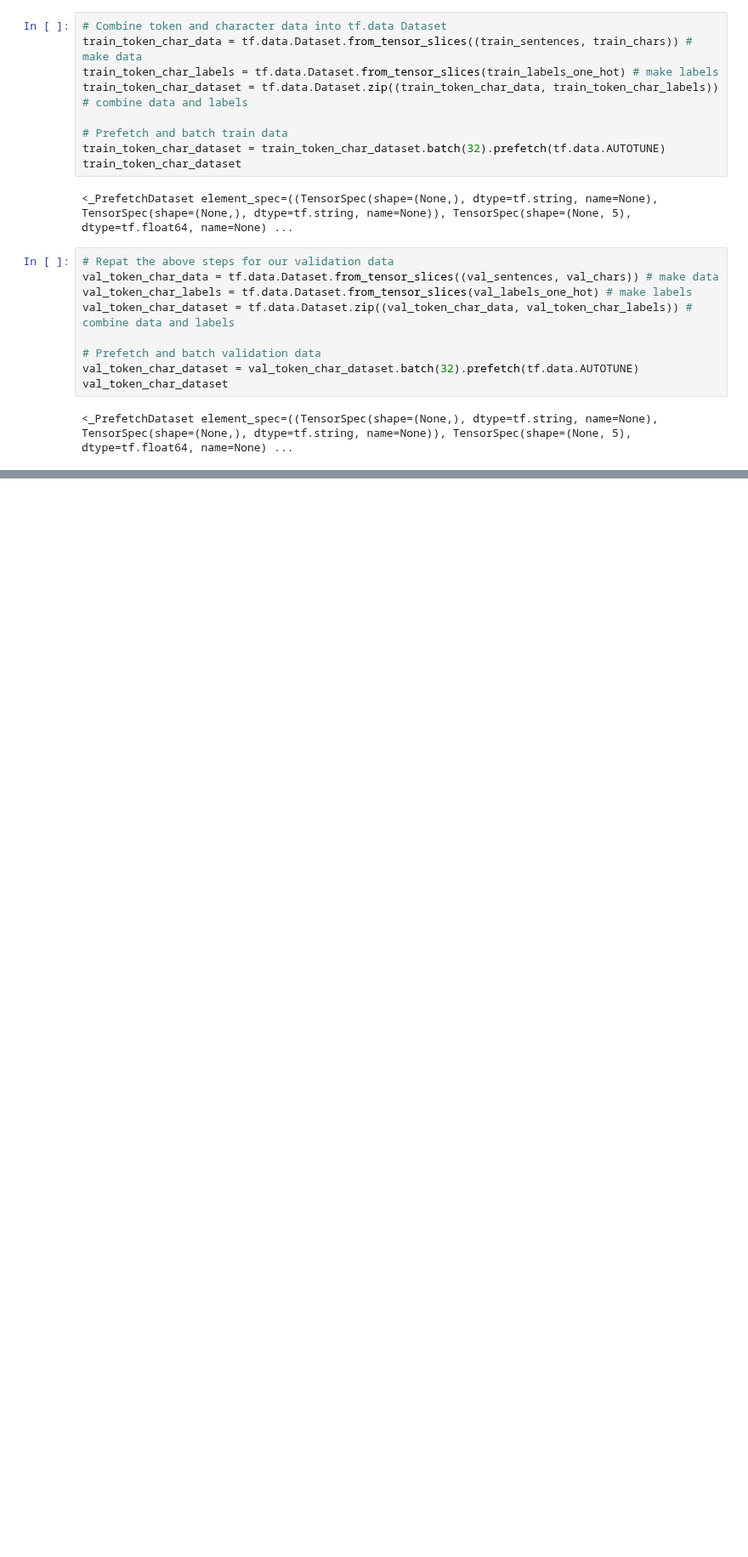
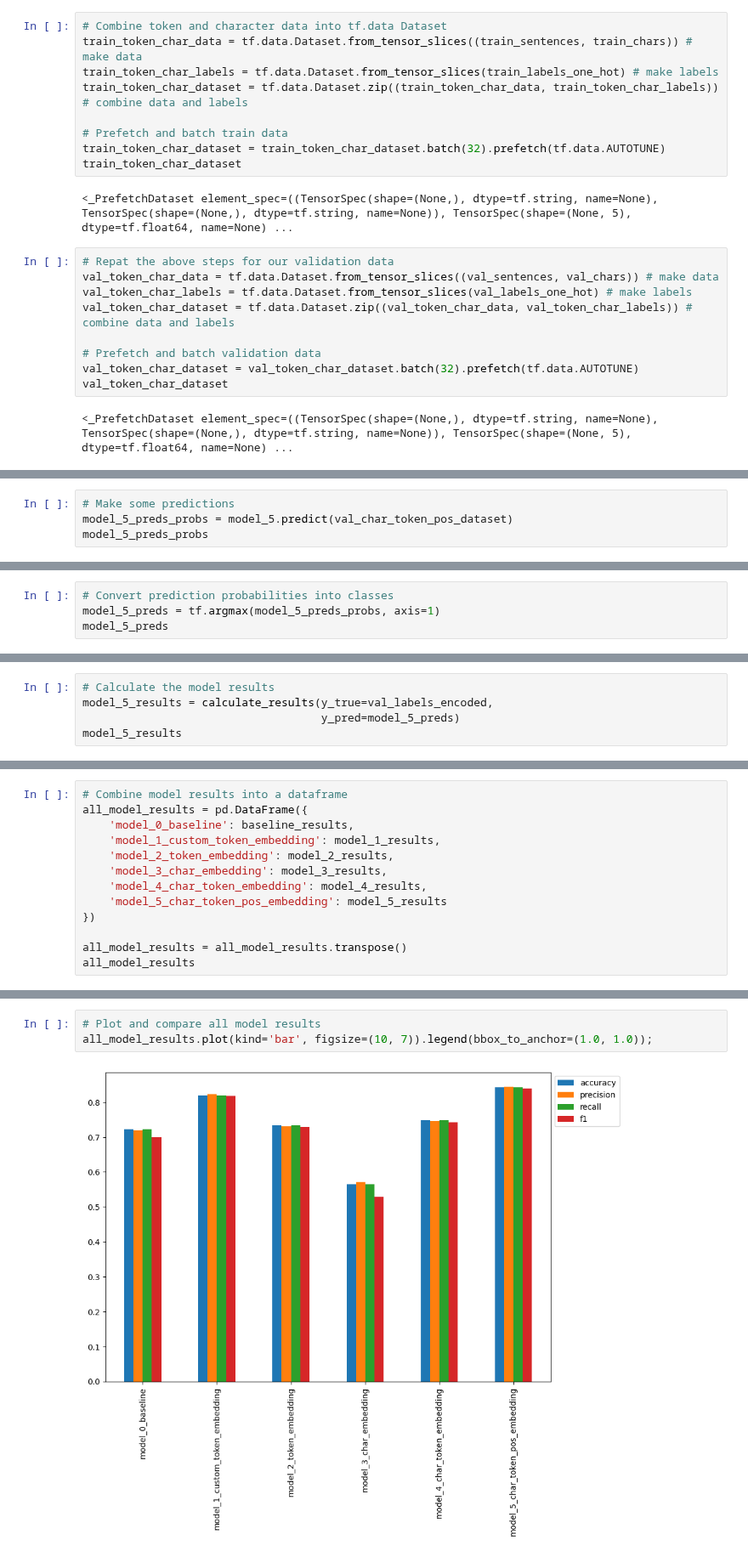
Before and after one commit to SedatParlak/tensorflow, a Jupyter notebook: 09_SkimLit_NLP_Milestone_Project.ipynb, the cells around one changed output, grey strips where cells are left out. Shown at 85% size. Saved outputs shown, nothing was run; the diff lists cells and outputs as text; blank space fills up the shorter version.

```diff
--- a/09_SkimLit_NLP_Milestone_Project.ipynb
+++ b/09_SkimLit_NLP_Milestone_Project.ipynb
@@ -1140,0 +1387,4 @@ model_4_results
+# %%
+# Make some predictions
+model_5_preds_probs = model_5.predict(val_char_token_pos_dataset)
+model_5_preds_probs
@@ -1140,0 +1401,4 @@ model_4_results
+# %%
+# Convert prediction probabilities into classes
+model_5_preds = tf.argmax(model_5_preds_probs, axis=1)
+model_5_preds
@@ -1140,0 +1407,5 @@ model_4_results
+# %%
+# Calculate the model results
+model_5_results = calculate_results(y_true=val_labels_encoded,
+                                    y_pred=model_5_preds)
+model_5_results
@@ -1140,0 +1419,13 @@ model_4_results
+# %%
+# Combine model results into a dataframe
+all_model_results = pd.DataFrame({
+    'model_0_baseline': baseline_results,
+    'model_1_custom_token_embedding': model_1_results,
+    'model_2_token_embedding': model_2_results,
+    'model_3_char_embedding': model_3_results,
+    'model_4_char_token_embedding': model_4_results,
+    'model_5_char_token_pos_embedding': model_5_results
+})
+
+all_model_results = all_model_results.transpose()
+all_model_results
@@ -1140,0 +1440,5 @@ model_4_results
+# %%
+# Plot and compare all model results
+all_model_results.plot(kind='bar', figsize=(10, 7)).legend(bbox_to_anchor=(1.0, 1.0));
+# %% [output]
+[figure, added]
```
Also changed, not shown: parts of 63 cells of this notebook.
